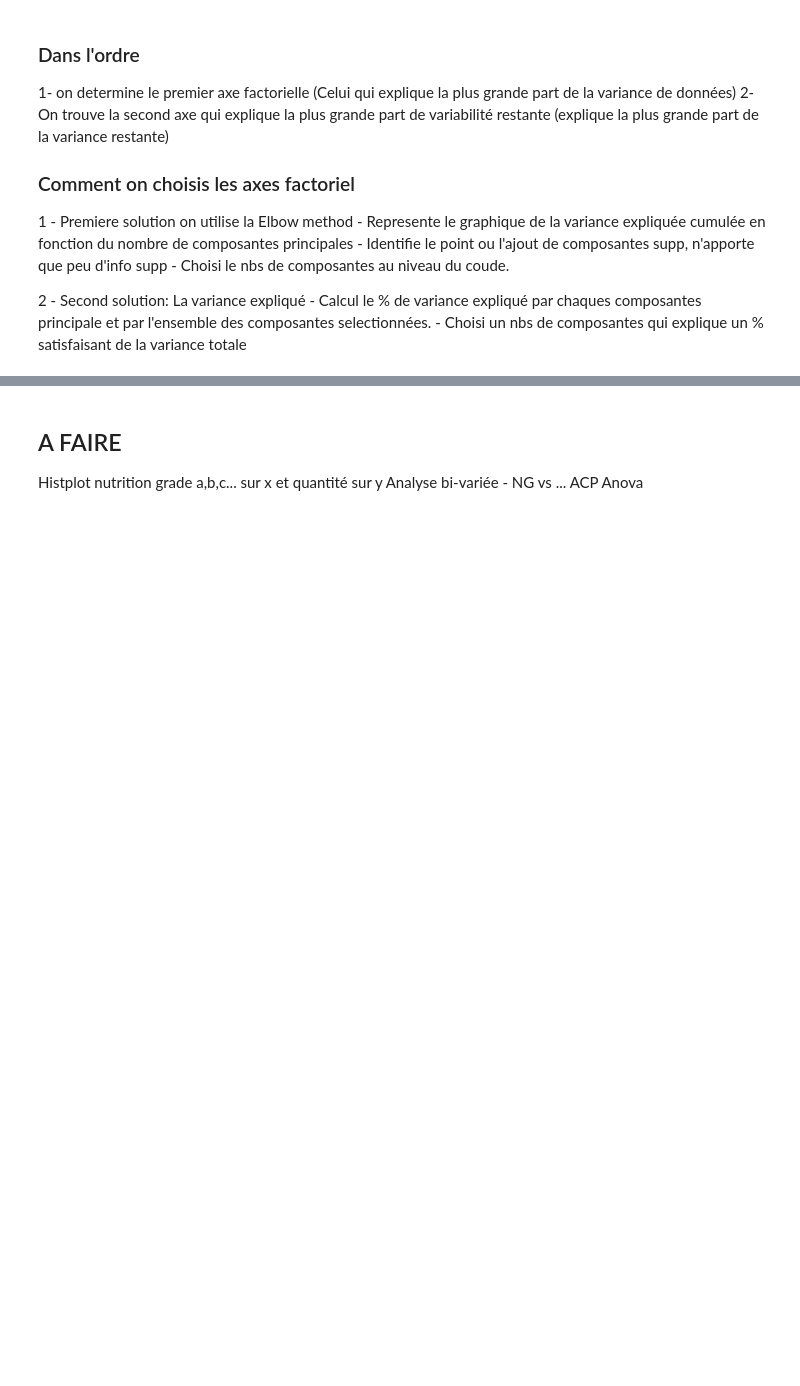
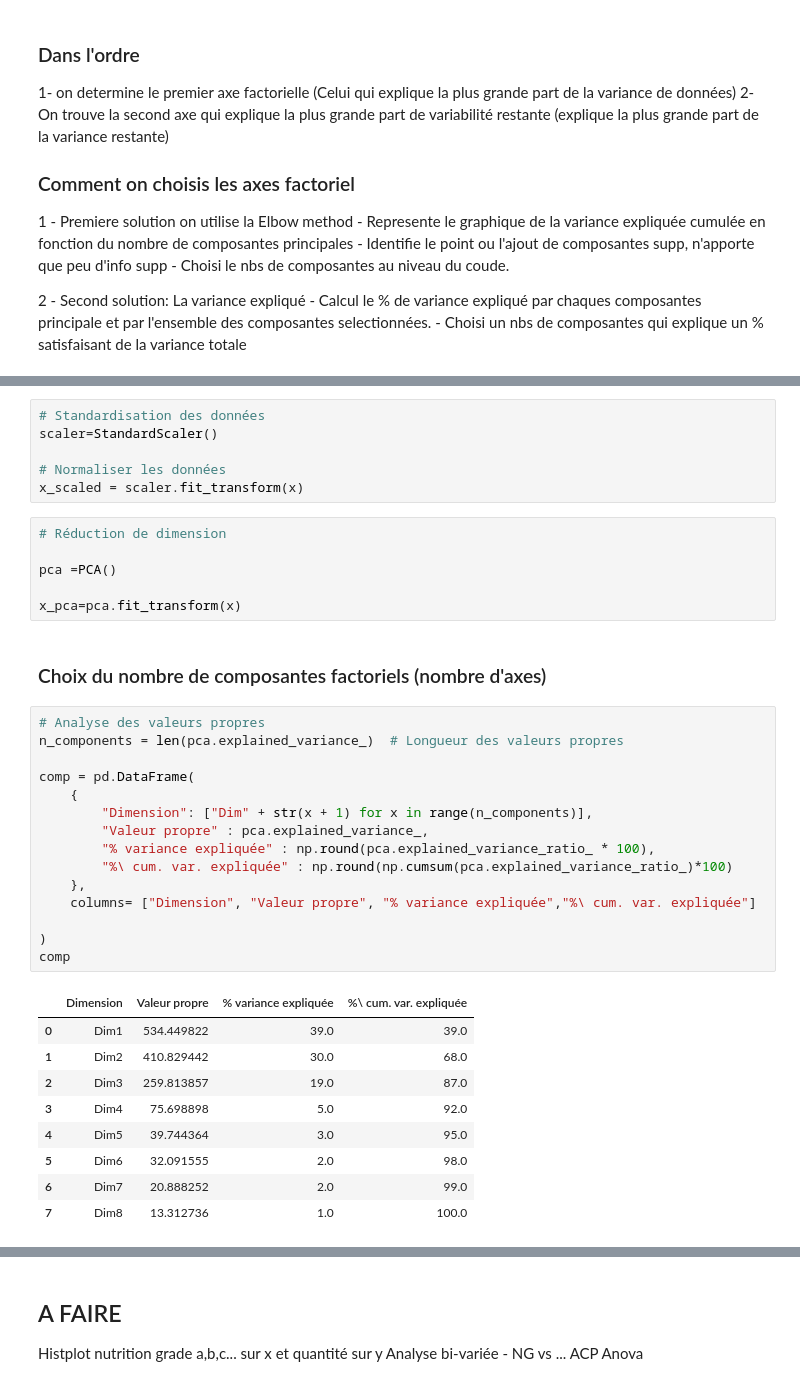
Before and after one commit to Belin27000/P3_publicHealth, a Jupyter notebook: P3_publicHealth_rev1.ipynb, the cells around one changed output, grey strips where cells are left out. Cells and saved outputs as stored; diff of their text form; blank space fills up the shorter version.

```diff
--- a/P3_publicHealth_rev1.ipynb
+++ b/P3_publicHealth_rev1.ipynb
@@ -559,0 +569,39 @@ NameError: name 'df' is not defined
+# %%
+# Standardisation des données
+scaler=StandardScaler()
+
+# Normaliser les données
+x_scaled = scaler.fit_transform(x)
+# %%
+# Réduction de dimension
+
+pca =PCA()
+
+x_pca=pca.fit_transform(x)
+# %% [markdown]
+### Choix du nombre de composantes factoriels (nombre d'axes)
+# %%
+# Analyse des valeurs propres
+n_components = len(pca.explained_variance_)  # Longueur des valeurs propres
+
+comp = pd.DataFrame(
+    {
+        "Dimension": ["Dim" + str(x + 1) for x in range(n_components)],
+        "Valeur propre" : pca.explained_variance_,
+        "% variance expliquée" : np.round(pca.explained_variance_ratio_ * 100),
+        "%\ cum. var. expliquée" : np.round(np.cumsum(pca.explained_variance_ratio_)*100)
+    },
+    columns= ["Dimension", "Valeur propre", "% variance expliquée","%\ cum. var. expliquée"]
+
+)
+comp
+# %% [output]
+|  | Dimension | Valeur propre | % variance expliquée | %\ cum. var. expliquée |
+| 0 | Dim1 | 534.449822 | 39.0 | 39.0 |
+| 1 | Dim2 | 410.829442 | 30.0 | 68.0 |
+| 2 | Dim3 | 259.813857 | 19.0 | 87.0 |
+| 3 | Dim4 | 75.698898 | 5.0 | 92.0 |
+| 4 | Dim5 | 39.744364 | 3.0 | 95.0 |
+| 5 | Dim6 | 32.091555 | 2.0 | 98.0 |
+| 6 | Dim7 | 20.888252 | 2.0 | 99.0 |
+| 7 | Dim8 | 13.312736 | 1.0 | 100.0 |
```
Also changed, not shown: parts of 23 cells of this notebook.
